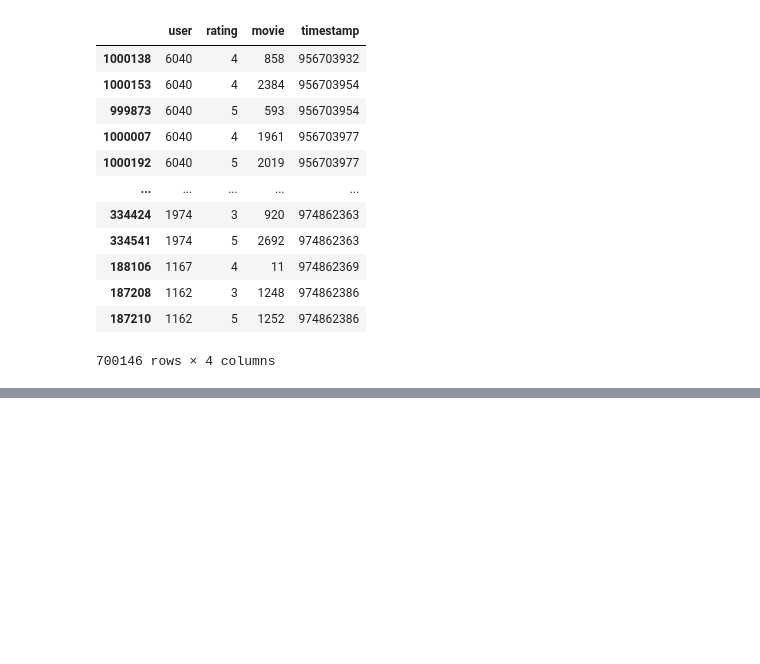
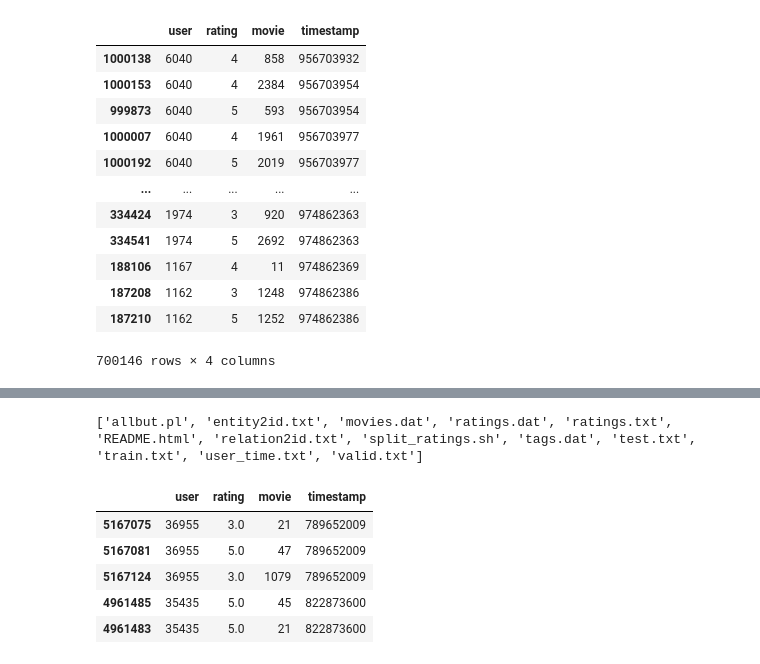
Before and after one commit to mayhugotong/xERTE, a Jupyter notebook: tKGR/addons/data_splitter.ipynb, the cells around one changed output, grey strips where cells are left out. Cells and saved outputs as stored; diff of their text form; code cells hidden in the pictures; blank space fills up the shorter version.

```diff
--- a/tKGR/addons/data_splitter.ipynb
+++ b/tKGR/addons/data_splitter.ipynb
@@ -96,0 +151,30 @@ pd.DataFrame(list(zip(range(1,6), range(1,6)))).to_csv('../data/ml-1m/relation2i
+# %%
+
+
+
+
+
+
+
+
+
+
+
+
+
+
+# split 1M100K
+data_dir = "/mnt/c/Users/ruotong/Home/xERTE/tKGR/data/ml-10M100K"
+print(os.listdir(data_dir))
+df = pd.read_csv(os.path.join(data_dir, "ratings.dat"), sep="::",header=None, names=['user','movie','rating','timestamp'])
+df = df.reindex(columns=['user','rating','movie','timestamp'])
+df10M = df.sort_values(by=['timestamp'])
+df10M.head()
+# %% [output]
+['allbut.pl', 'entity2id.txt', 'movies.dat', 'ratings.dat', 'ratings.txt', 'README.html', 'relation2id.txt', 'split_ratings.sh', 'tags.dat', 'test.txt', 'train.txt', 'user_time.txt', 'valid.txt']
+|  | user | rating | movie | timestamp |
+| 5167075 | 36955 | 3.0 | 21 | 789652009 |
+| 5167081 | 36955 | 5.0 | 47 | 789652009 |
+| 5167124 | 36955 | 3.0 | 1079 | 789652009 |
+| 4961485 | 35435 | 5.0 | 45 | 822873600 |
+| 4961483 | 35435 | 5.0 | 21 | 822873600 |
```
Also changed, not shown: parts of 19 cells of this notebook, 5 other files.
